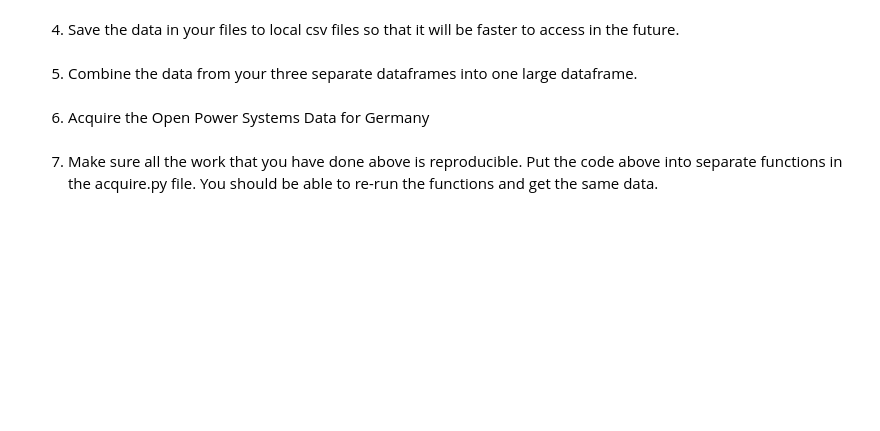
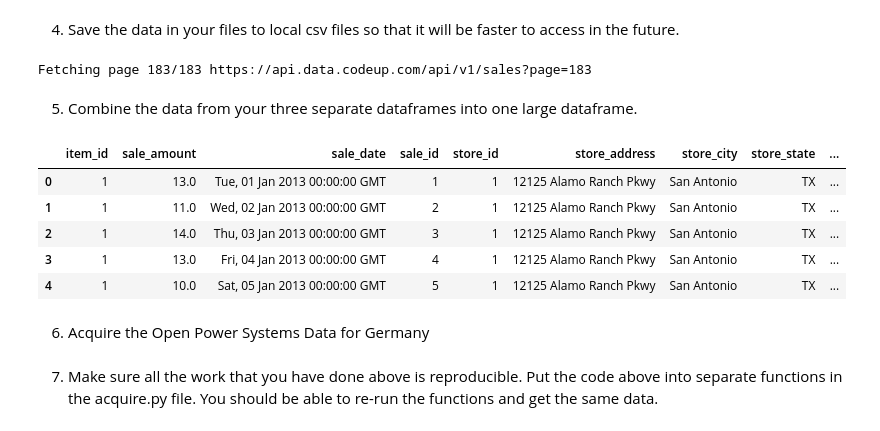
Before and after one commit to Jason-R-Turner/time-series-exercises, a Jupyter notebook: acquire_exercises.ipynb, the cells around one changed output. Saved outputs shown, nothing was run; the diff lists cells and outputs as text; code cells hidden in the pictures; blank space fills up the shorter version.

```diff
--- a/acquire_exercises.ipynb
+++ b/acquire_exercises.ipynb
@@ -275,6 +276,69 @@ def get_sales_data_from_api():
 # %% [markdown]
 4. Save the data in your files to local csv files so that it will be faster to access in the future.
+# %%
+if os.path.exists('stores.csv'):
+    pd.read_csv('stores.csv')
+else:
+    response = requests.get('https://api.data.codeup.com/api/v1/stores')
+    data = response.json()
+    stores = pd.DataFrame(data['payload']['stores'])
+    stores = pd.DataFrame(stores)
+    stores.to_csv('stores.csv', index=False)
+
+if os.path.exists('items.csv'):
+    pd.read_csv('items.csv')
+else:
+    domain = 'https://api.data.codeup.com'
+    endpoint = '/api/v1/items'
+    items = []
+    while True:
+        url = domain + endpoint
+        response = requests.get(url)
+        data = response.json()
+        print(f'\rGetting page {data["payload"]["page"]} of {data["payload"]["max_page"]}: {url}', end='')
+        items.extend(data['payload']['items'])
+        endpoint = data['payload']['next_page']
+        if endpoint is None:
+            break
+    items = pd.DataFrame(items)
+    items.to_csv('items.csv', index=False)
+
+if os.path.exists('sales.csv'):
+    pd.read_csv('sales.csv')
+else:
+    base_url = 'https://api.data.codeup.com/api/v1/sales?page='
+    sales = []
+    url = base_url + str(1)
+    response = requests.get(url)
+    data = response.json()
+    max_page = data['payload']['max_page']
+    sales.extend(data['payload']['sales'])
+    page_range = range(2, max_page + 1)
+
+    for page in page_range:
+        url = base_url + str(page)
+        print(f'\rFetching page {page}/{max_page} {url}', end='')
+        response = requests.get(url)
+        data = response.json()
+        sales.extend(data['payload']['sales'])
+    sales = pd.DataFrame(sales)
+    sales.to_csv('sales.csv', index=False)
+# %% [output]
+Fetching page 183/183 https://api.data.codeup.com/api/v1/sales?page=183
 # %% [markdown]
 5. Combine the data from your three separate dataframes into one large dataframe.
+# %%
+sales = sales.rename(columns={'store': 'store_id', 'item': 'item_id'})
+df = pd.merge(sales, stores, how='inner', left_on='store_id', right_on='store_id')
+df = pd.merge(df, items, how='inner', left_on='item_id', right_on='item_id')
+# %%
+df.head()
+# %% [output]
+|  | item_id | sale_amount | sale_date | sale_id | store_id | store_address | store_city | store_state | ... |
+| 0 | 1 | 13.0 | Tue, 01 Jan 2013 00:00:00 GMT | 1 | 1 | 12125 Alamo Ranch Pkwy | San Antonio | TX | ... |
+| 1 | 1 | 11.0 | Wed, 02 Jan 2013 00:00:00 GMT | 2 | 1 | 12125 Alamo Ranch Pkwy | San Antonio | TX | ... |
+| 2 | 1 | 14.0 | Thu, 03 Jan 2013 00:00:00 GMT | 3 | 1 | 12125 Alamo Ranch Pkwy | San Antonio | TX | ... |
+| 3 | 1 | 13.0 | Fri, 04 Jan 2013 00:00:00 GMT | 4 | 1 | 12125 Alamo Ranch Pkwy | San Antonio | TX | ... |
+| 4 | 1 | 10.0 | Sat, 05 Jan 2013 00:00:00 GMT | 5 | 1 | 12125 Alamo Ranch Pkwy | San Antonio | TX | ... |
 # %% [markdown]
 6. Acquire the Open Power Systems Data for Germany
```
Also changed, not shown: parts of 4 cells of this notebook, 1 other file.
